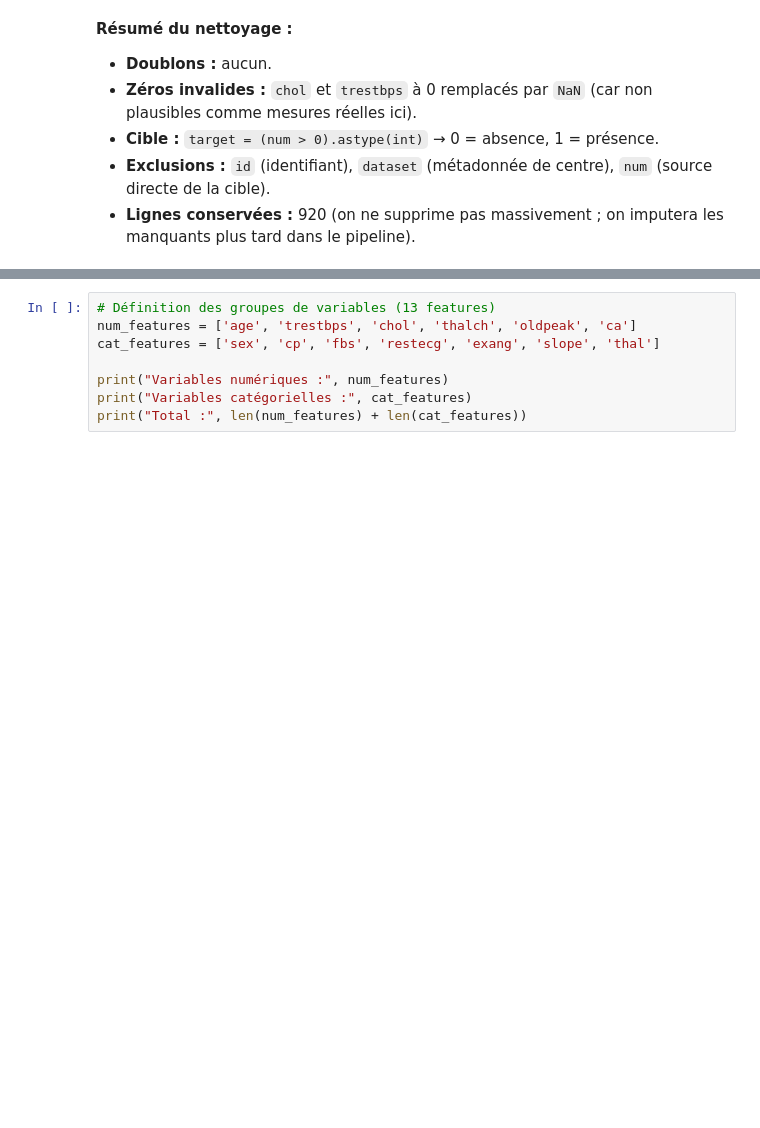
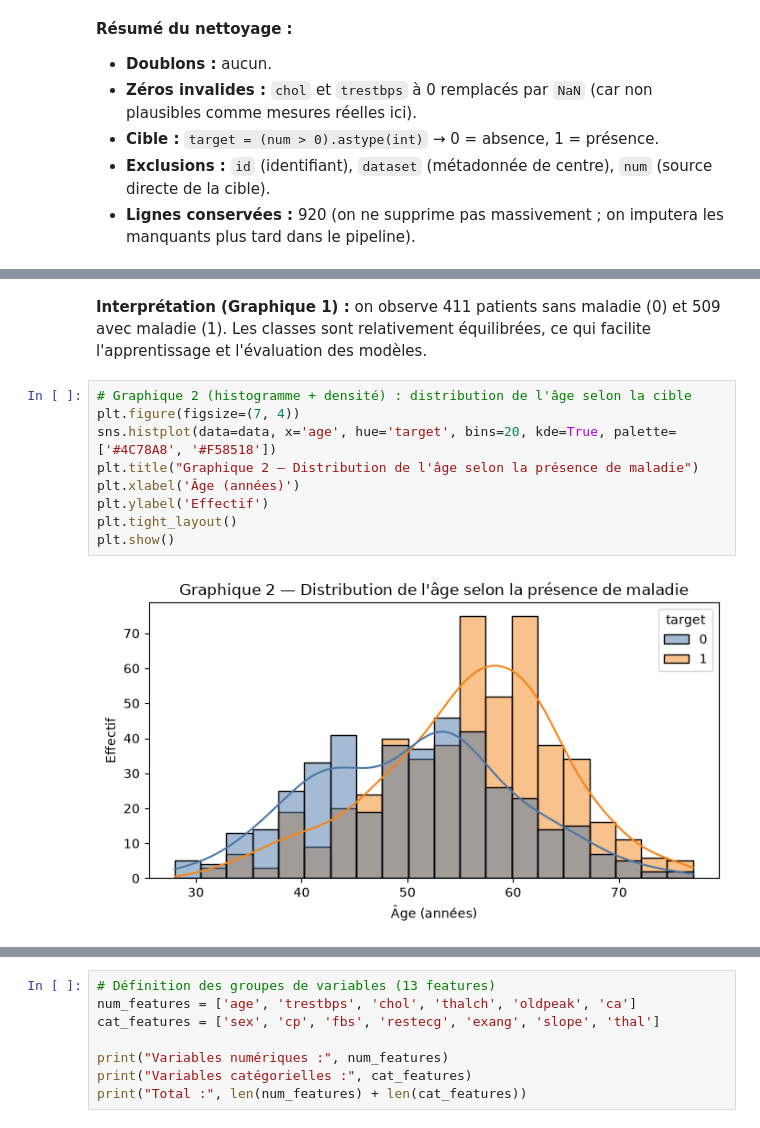
Before and after one commit to bennoomenfaker/cardiorisk-studio, a Jupyter notebook: heart_disease_project_organized.ipynb, the cells around one changed output, grey strips where cells are left out. Saved outputs shown, nothing was run; the diff lists cells and outputs as text; blank space fills up the shorter version.

```diff
--- a/heart_disease_project_organized.ipynb
+++ b/heart_disease_project_organized.ipynb
@@ -584,0 +605,13 @@ Pourquoi exclure 'num' ? Parce que 'num' sert à construire 'target'. L'utiliser
+# %% [markdown]
+**Interprétation (Graphique 1) :** on observe 411 patients sans maladie (0) et 509 avec maladie (1). Les classes sont relativement équilibrées, ce qui facilite l'apprentissage et l'évaluation des modèles.
+# %%
+# Graphique 2 (histogramme + densité) : distribution de l'âge selon la cible
+plt.figure(figsize=(7, 4))
+sns.histplot(data=data, x='age', hue='target', bins=20, kde=True, palette=['#4C78A8', '#F58518'])
+plt.title("Graphique 2 — Distribution de l'âge selon la présence de maladie")
+plt.xlabel('Âge (années)')
+plt.ylabel('Effectif')
+plt.tight_layout()
+plt.show()
+# %% [output]
+[figure, added]
```
Also changed, not shown: parts of 26 cells of this notebook.
